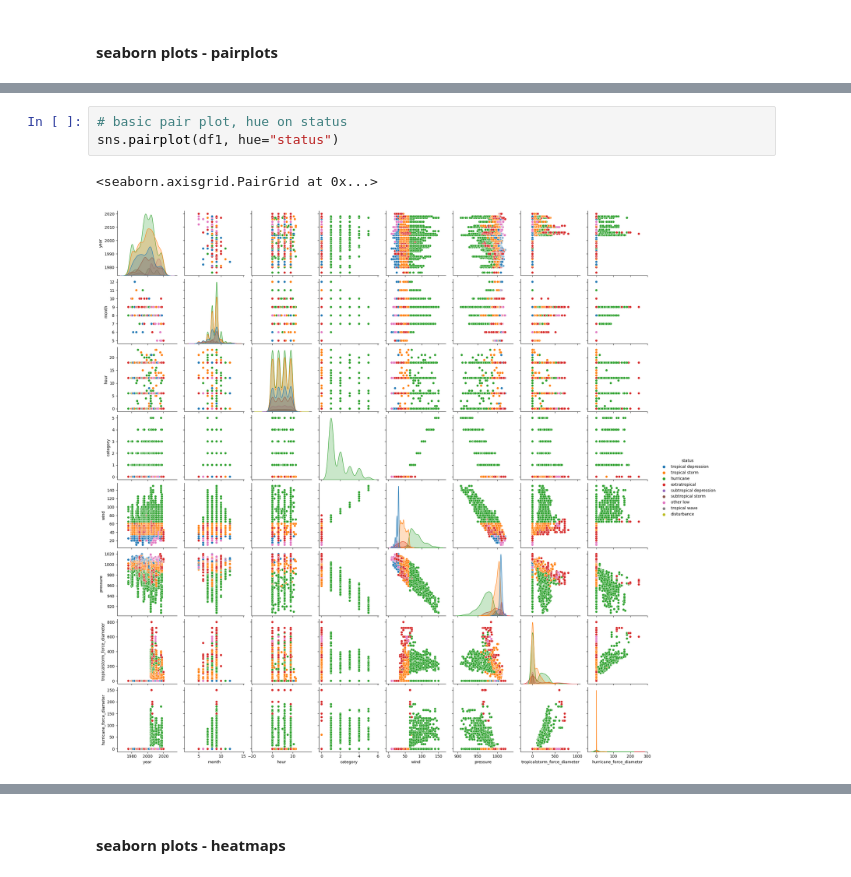
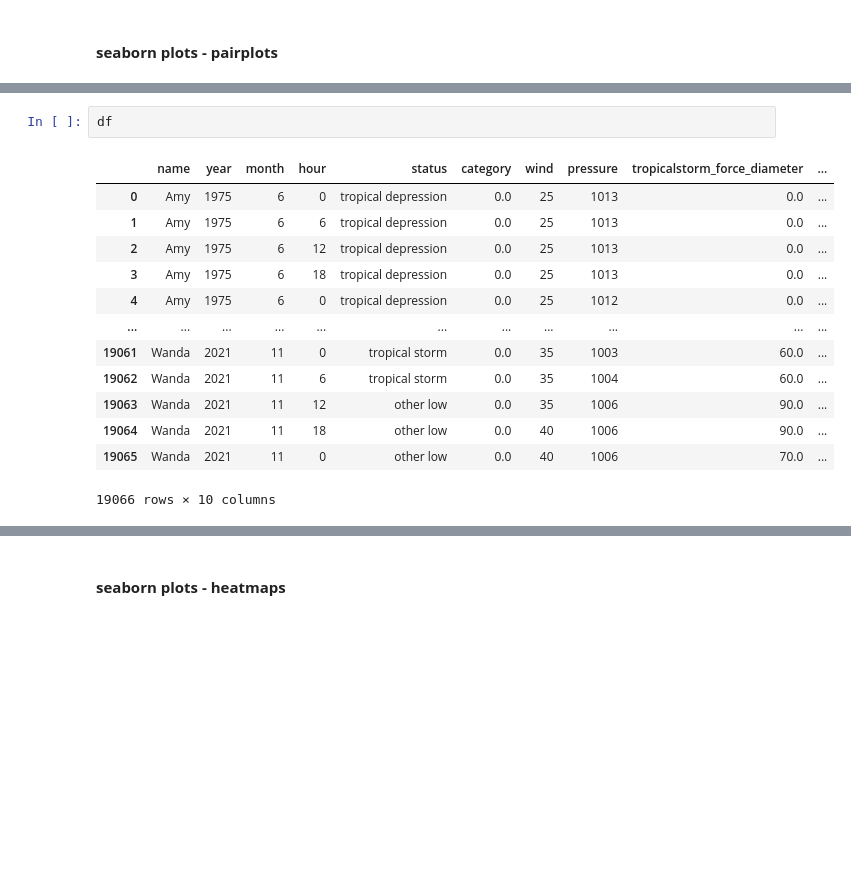
Before and after one commit to KirSobolev/Introduction-to-data-analytics, a Jupyter notebook: Exercise_set_4_Datasets/EX43b/ExerciseSet4_3b_storms.ipynb, the cells around one changed output, grey strips where cells are left out. Saved outputs shown, nothing was run; the diff lists cells and outputs as text; blank space fills up the shorter version.

```diff
--- a/Exercise_set_4_Datasets/EX43b/ExerciseSet4_3b_storms.ipynb
+++ b/Exercise_set_4_Datasets/EX43b/ExerciseSet4_3b_storms.ipynb
@@ -96,6 +100,16 @@ sns.pairplot(df1)
-# %%
-# basic pair plot, hue on status
-sns.pairplot(df1, hue="status")
-# %% [output]
-<seaborn.axisgrid.PairGrid at 0x...>
-[figure, removed]
+# %%
+df
+# %% [output]
+|  | name | year | month | hour | status | category | wind | pressure | tropicalstorm_force_diameter | ... |
+| 0 | Amy | 1975 | 6 | 0 | tropical depression | 0.0 | 25 | 1013 | 0.0 | ... |
+| 1 | Amy | 1975 | 6 | 6 | tropical depression | 0.0 | 25 | 1013 | 0.0 | ... |
+| 2 | Amy | 1975 | 6 | 12 | tropical depression | 0.0 | 25 | 1013 | 0.0 | ... |
+| 3 | Amy | 1975 | 6 | 18 | tropical depression | 0.0 | 25 | 1013 | 0.0 | ... |
+| 4 | Amy | 1975 | 6 | 0 | tropical depression | 0.0 | 25 | 1012 | 0.0 | ... |
+| ... | ... | ... | ... | ... | ... | ... | ... | ... | ... | ... |
+| 19061 | Wanda | 2021 | 11 | 0 | tropical storm | 0.0 | 35 | 1003 | 60.0 | ... |
+| 19062 | Wanda | 2021 | 11 | 6 | tropical storm | 0.0 | 35 | 1004 | 60.0 | ... |
+| 19063 | Wanda | 2021 | 11 | 12 | other low | 0.0 | 35 | 1006 | 90.0 | ... |
+| 19064 | Wanda | 2021 | 11 | 18 | other low | 0.0 | 40 | 1006 | 90.0 | ... |
+| 19065 | Wanda | 2021 | 11 | 0 | other low | 0.0 | 40 | 1006 | 70.0 | ... |
+19066 rows × 10 columns
```
Also changed, not shown: parts of 8 cells of this notebook, 13 other files.
